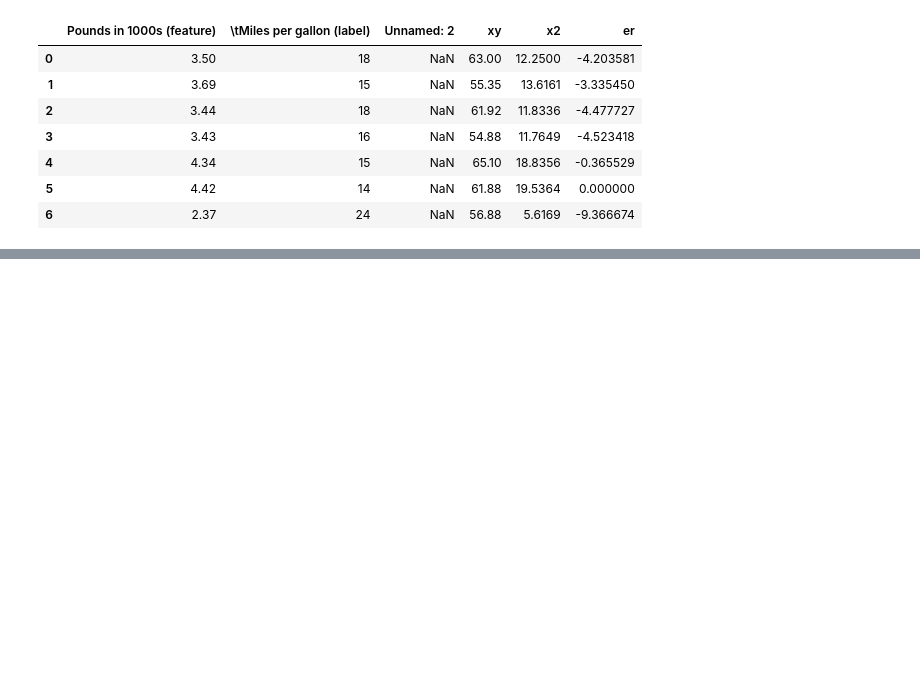
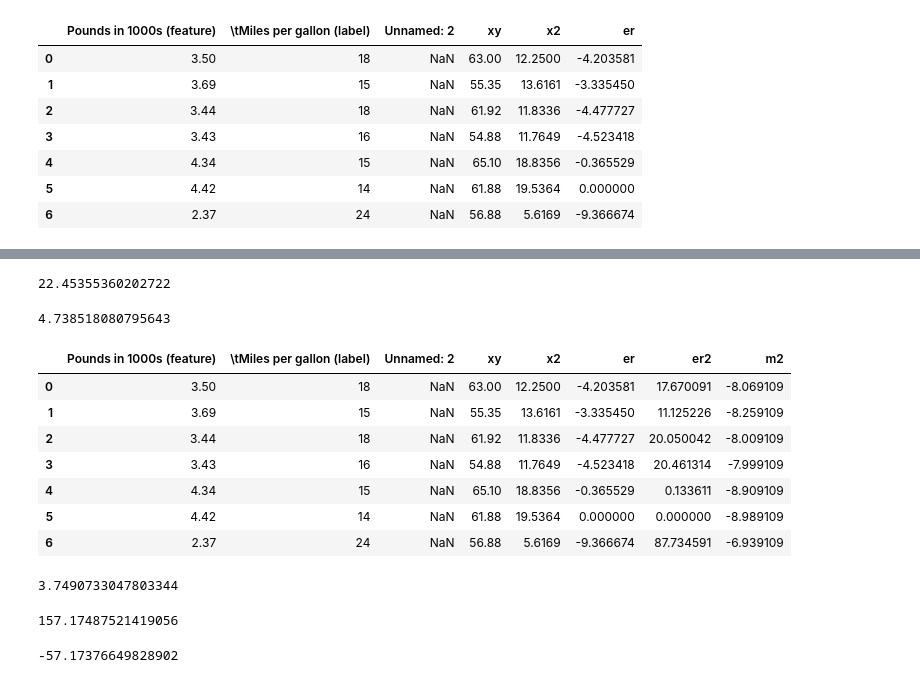
Before and after one commit to PrajwalBS-coder/ML, a Jupyter notebook: Regression/Linear Regression.ipynb, the cells around one changed output, grey strips where cells are left out. Cells and saved outputs as stored; diff of their text form; code cells hidden in the pictures; blank space fills up the shorter version.

```diff
--- a/Regression/Linear Regression.ipynb
+++ b/Regression/Linear Regression.ipynb
@@ -153,0 +159,2 @@ df
+# %%
+df['er2']=df['er']**2
@@ -153,0 +172,23 @@ df
+# %%
+mae2=np.mean(df['er2'])
+mae2
+# %% [output]
+22.45355360202722
+# %%
+rmse2=np.sqrt(mae2)
+rmse2
+# %% [output]
+4.738518080795643
+# %%
+df['m2']=m1-x
+# %%
+df
+# %% [output]
+|  | Pounds in 1000s (feature) | \tMiles per gallon (label) | Unnamed: 2 | xy | x2 | er | er2 | m2 |
+| 0 | 3.50 | 18 | NaN | 63.00 | 12.2500 | -4.203581 | 17.670091 | -8.069109 |
+| 1 | 3.69 | 15 | NaN | 55.35 | 13.6161 | -3.335450 | 11.125226 | -8.259109 |
+| 2 | 3.44 | 18 | NaN | 61.92 | 11.8336 | -4.477727 | 20.050042 | -8.009109 |
+| 3 | 3.43 | 16 | NaN | 54.88 | 11.7649 | -4.523418 | 20.461314 | -7.999109 |
+| 4 | 4.34 | 15 | NaN | 65.10 | 18.8356 | -0.365529 | 0.133611 | -8.909109 |
+| 5 | 4.42 | 14 | NaN | 61.88 | 19.5364 | 0.000000 | 0.000000 | -8.989109 |
+| 6 | 2.37 | 24 | NaN | 56.88 | 5.6169 | -9.366674 | 87.734591 | -6.939109 |
@@ -153,0 +197,12 @@ df
+# %%
+r2
+# %% [output]
+3.7490733047803344
+# %%
+sum(df['er2'])
+# %% [output]
+157.17487521419056
+# %%
+sum(df['m2'])
+# %% [output]
+-57.17376649828902
```
Also changed, not shown: parts of 3 cells of this notebook, 1 other file.
